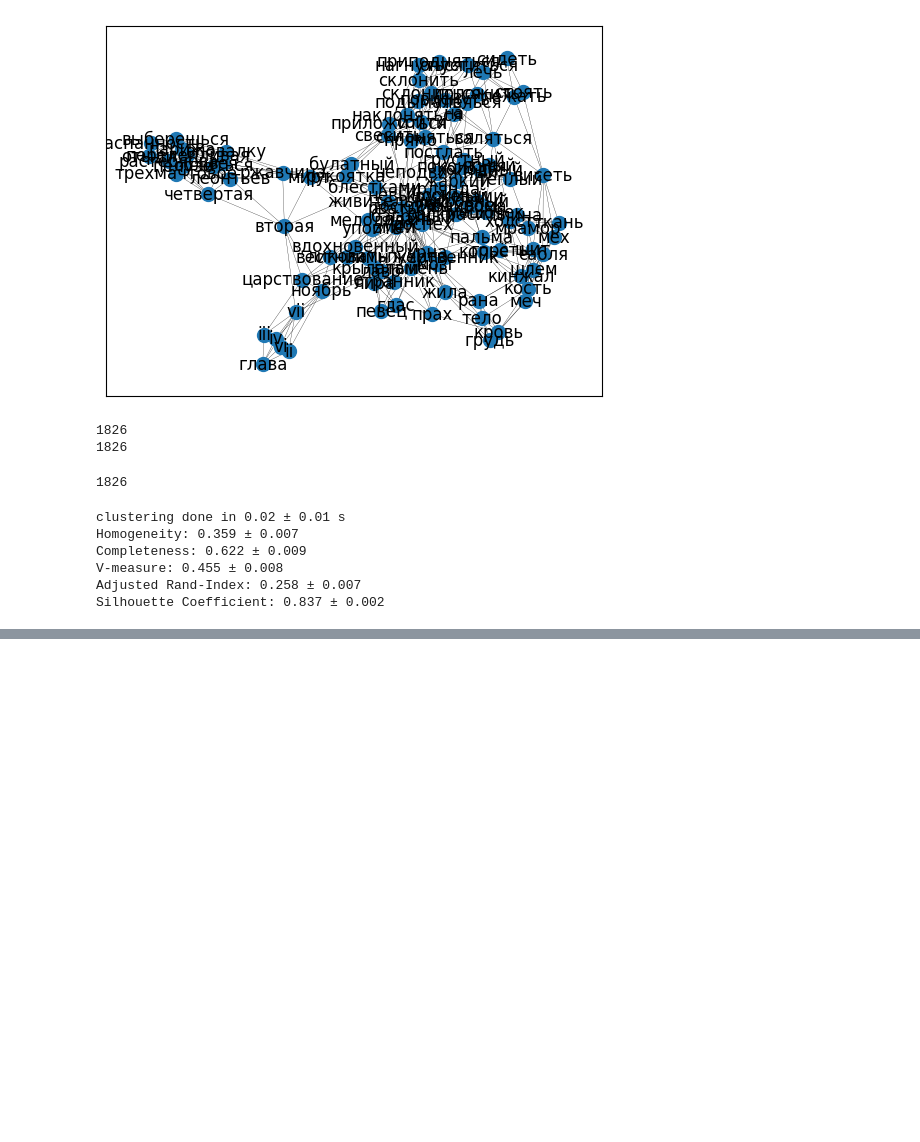
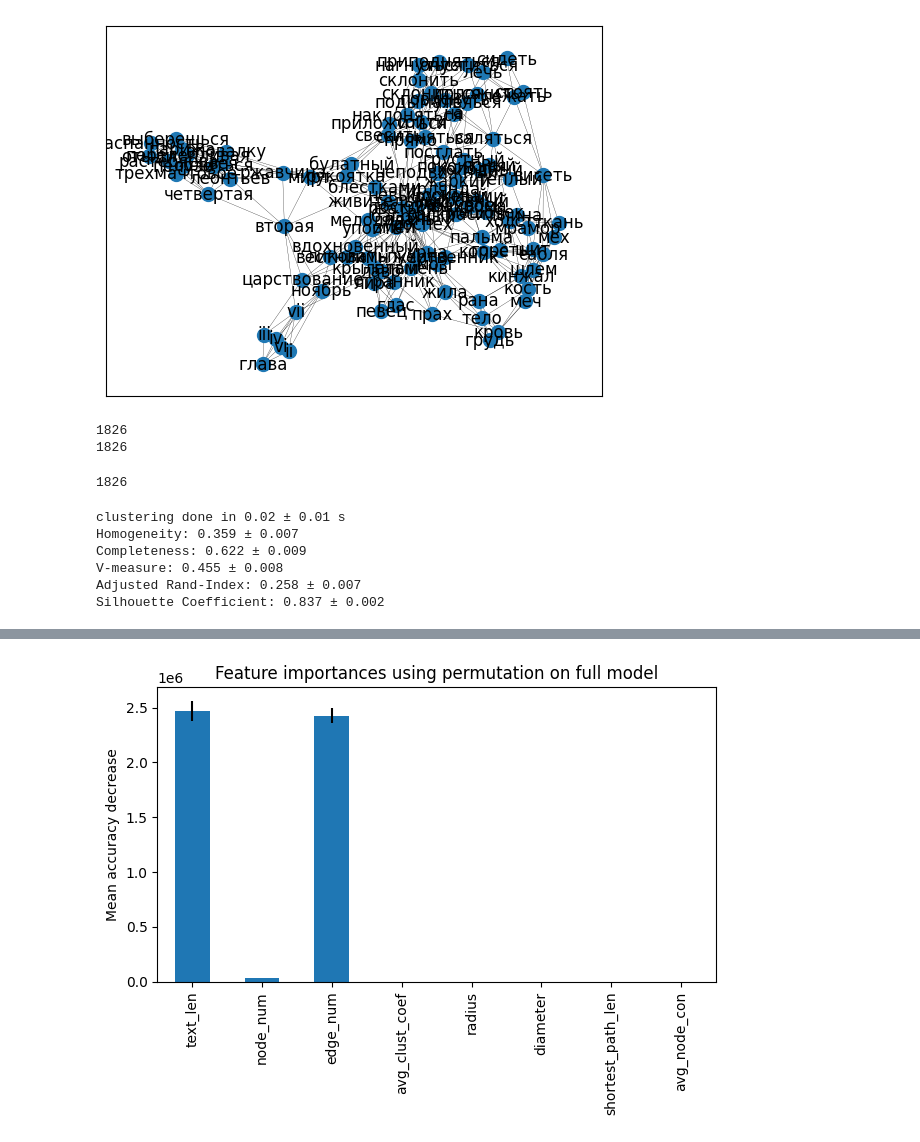
Before and after one commit to imusaeva99/literary_genre_identifier, a Jupyter notebook: notebooks/word2vec.ipynb, the cells around one changed output, grey strips where cells are left out. Saved outputs shown, nothing was run; the diff lists cells and outputs as text; code cells hidden in the pictures; blank space fills up the shorter version.

Commit message:
features labels correlation

```diff
--- a/notebooks/word2vec.ipynb
+++ b/notebooks/word2vec.ipynb
@@ -206,3 +206,25 @@ Completeness: 0.622 ± 0.009
 V-measure: 0.455 ± 0.008
 Adjusted Rand-Index: 0.258 ± 0.007
 Silhouette Coefficient: 0.837 ± 0.002
+# %%
+import pandas as pd
+
+labels_to_int = {'songs': 0,
+                 'ballads': 1,
+                 'elegies': 2,
+                 'novels': 3}
+int_true_labels = []
+for label in true_labels:
+    int_true_labels.append(labels_to_int[label])
+
+data = {'true_label': int_true_labels,
+        'text_len': sent_len,
+        'node_num': np.array(sent_features)[:,1],
+        'edge_num': np.array(sent_features)[:,2],
+        'avg_clust_coef': np.array(sent_features)[:,3],
+        'radius': np.array(sent_features)[:,4],
+        'diameter': np.array(sent_features)[:,5],
+        'shortest_path_len': np.array(sent_features)[:,6],
+        'avg_node_con': np.array(sent_features)[:,7]}
+df = pd.DataFrame(data)
+df.corr(method='pearson')
@@ -208,0 +244,8 @@ Silhouette Coefficient: 0.837 ± 0.002
+# %%
+from sklearn.inspection import permutation_importance
+
+result = permutation_importance(
+    kmeans, X, int_true_labels, n_repeats=10, random_state=42, n_jobs=2
+)
+
+importances = pd.Series(result.importances_mean, index=['text_len', 'node_num', 'edge_num', 'avg_clust_coef', 'radius', 'diameter', 'shortest_path_len', 'avg_node_con'])
@@ -208,0 +264,9 @@ Silhouette Coefficient: 0.837 ± 0.002
+# %%
+fig, ax = plt.subplots()
+importances.plot.bar(yerr=result.importances_std, ax=ax)
+ax.set_title("Feature importances using permutation on full model")
+ax.set_ylabel("Mean accuracy decrease")
+fig.tight_layout()
+plt.show()
+# %% [output]
+[figure, added]
```
Also changed, not shown: parts of 3 cells of this notebook.
